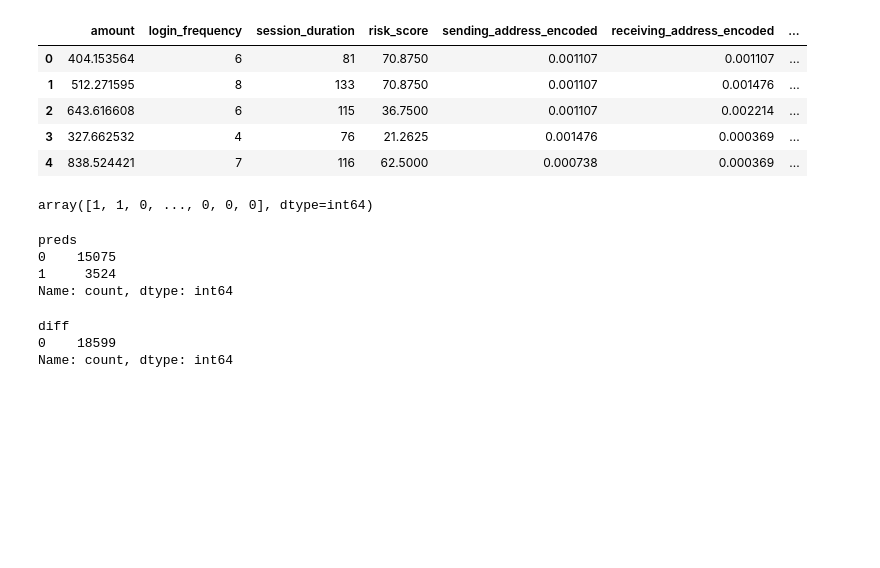
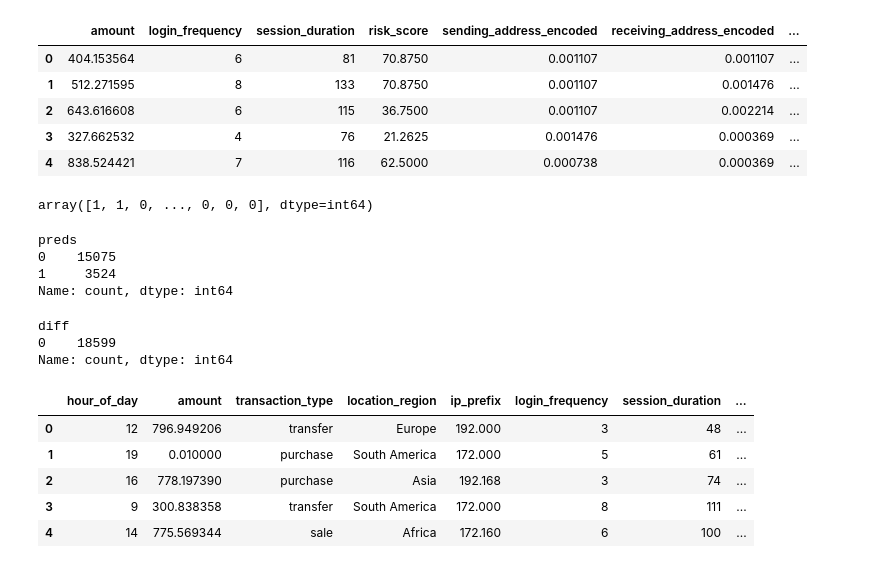
Before and after one commit to OLUYAKOBO/metaverse_transaction_anomaly_prediction, a Jupyter notebook: anomaly_prediction.ipynb, the cells around one changed output. Cells and saved outputs as stored; diff of their text form; code cells hidden in the pictures; blank space fills up the shorter version.

```diff
--- a/anomaly_prediction.ipynb
+++ b/anomaly_prediction.ipynb
@@ -1055,3 +1055,12 @@ table['diff'].value_counts()
 diff
 0    18599
 Name: count, dtype: int64
+# %%
+df.head()
+# %% [output]
+|  | hour_of_day | amount | transaction_type | location_region | ip_prefix | login_frequency | session_duration | ... |
+| 0 | 12 | 796.949206 | transfer | Europe | 192.000 | 3 | 48 | ... |
+| 1 | 19 | 0.010000 | purchase | South America | 172.000 | 5 | 61 | ... |
+| 2 | 16 | 778.197390 | purchase | Asia | 192.168 | 3 | 74 | ... |
+| 3 | 9 | 300.838358 | transfer | South America | 172.000 | 8 | 111 | ... |
+| 4 | 14 | 775.569344 | sale | Africa | 172.160 | 6 | 100 | ... |
```
Also changed, not shown: parts of 2 cells of this notebook.
